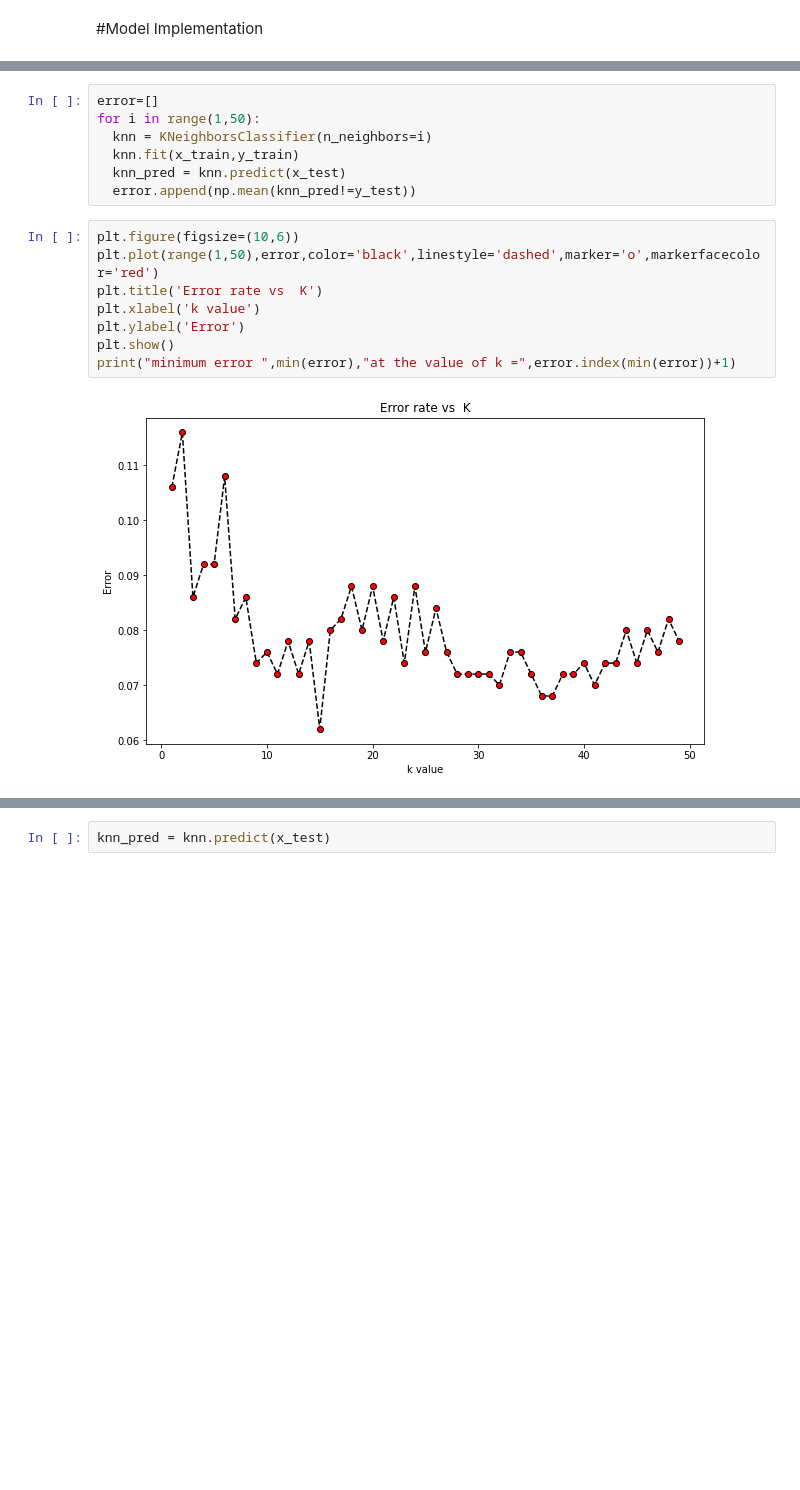
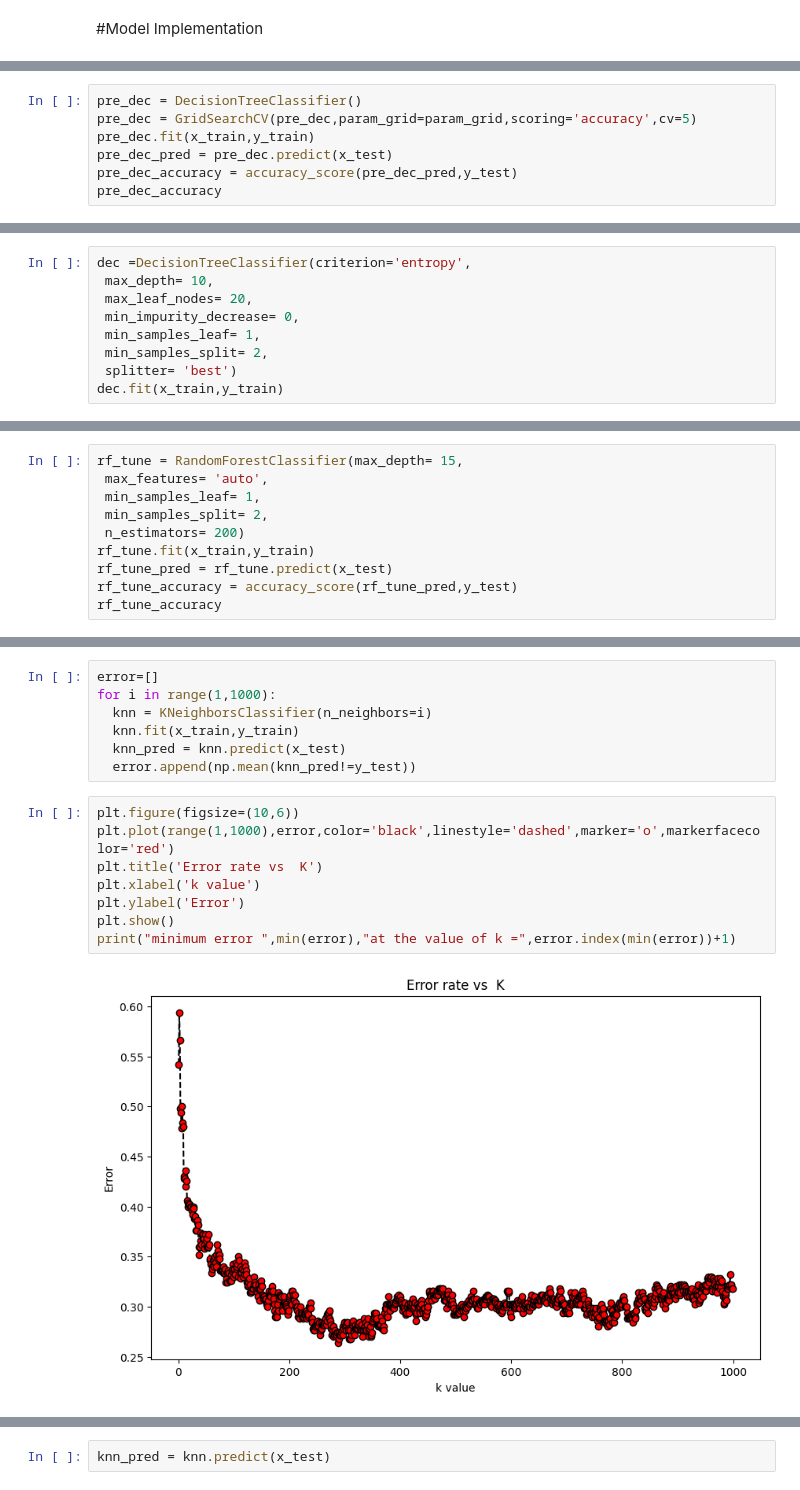
Before and after one commit to Datawithabhishek/Mobile-Price-Range-Prediction, a Jupyter notebook: Mobile_Price_Range_Prediction.ipynb, the cells around one changed output, grey strips where cells are left out. Cells and saved outputs as stored; diff of their text form; blank space fills up the shorter version.

```diff
--- a/Mobile_Price_Range_Prediction.ipynb
+++ b/Mobile_Price_Range_Prediction.ipynb
@@ -369,0 +381,7 @@ x_train,x_test,y_train,y_test = train_test_split(x,y,test_size=0.25,random_state
+# %%
+pre_dec = DecisionTreeClassifier()
+pre_dec = GridSearchCV(pre_dec,param_grid=param_grid,scoring='accuracy',cv=5)
+pre_dec.fit(x_train,y_train)
+pre_dec_pred = pre_dec.predict(x_test)
+pre_dec_accuracy = accuracy_score(pre_dec_pred,y_test)
+pre_dec_accuracy
@@ -369,0 +400,9 @@ x_train,x_test,y_train,y_test = train_test_split(x,y,test_size=0.25,random_state
+# %%
+dec =DecisionTreeClassifier(criterion='entropy',
+ max_depth= 10,
+ max_leaf_nodes= 20,
+ min_impurity_decrease= 0,
+ min_samples_leaf= 1,
+ min_samples_split= 2,
+ splitter= 'best')
+dec.fit(x_train,y_train)
@@ -369,0 +424,10 @@ x_train,x_test,y_train,y_test = train_test_split(x,y,test_size=0.25,random_state
+# %%
+rf_tune = RandomForestClassifier(max_depth= 15,
+ max_features= 'auto',
+ min_samples_leaf= 1,
+ min_samples_split= 2,
+ n_estimators= 200)
+rf_tune.fit(x_train,y_train)
+rf_tune_pred = rf_tune.predict(x_test)
+rf_tune_accuracy = accuracy_score(rf_tune_pred,y_test)
+rf_tune_accuracy
@@ -372,17 +438,17 @@ x_train,x_test,y_train,y_test = train_test_split(x,y,test_size=0.25,random_state
 # %%
 error=[]
-for i in range(1,50):
+for i in range(1,1000):
   knn = KNeighborsClassifier(n_neighbors=i)
   knn.fit(x_train,y_train)
   knn_pred = knn.predict(x_test)
   error.append(np.mean(knn_pred!=y_test))
 # %%
 plt.figure(figsize=(10,6))
-plt.plot(range(1,50),error,color='black',linestyle='dashed',marker='o',markerfacecolor='red')
+plt.plot(range(1,1000),error,color='black',linestyle='dashed',marker='o',markerfacecolor='red')
 plt.title('Error rate vs  K')
 plt.xlabel('k value')
 plt.ylabel('Error')
 plt.show()
 print("minimum error ",min(error),"at the value of k =",error.index(min(error))+1)
 # %% [output]
-[figure, old version]
+[figure, new version]
```
Also changed, not shown: parts of 132 cells of this notebook.
